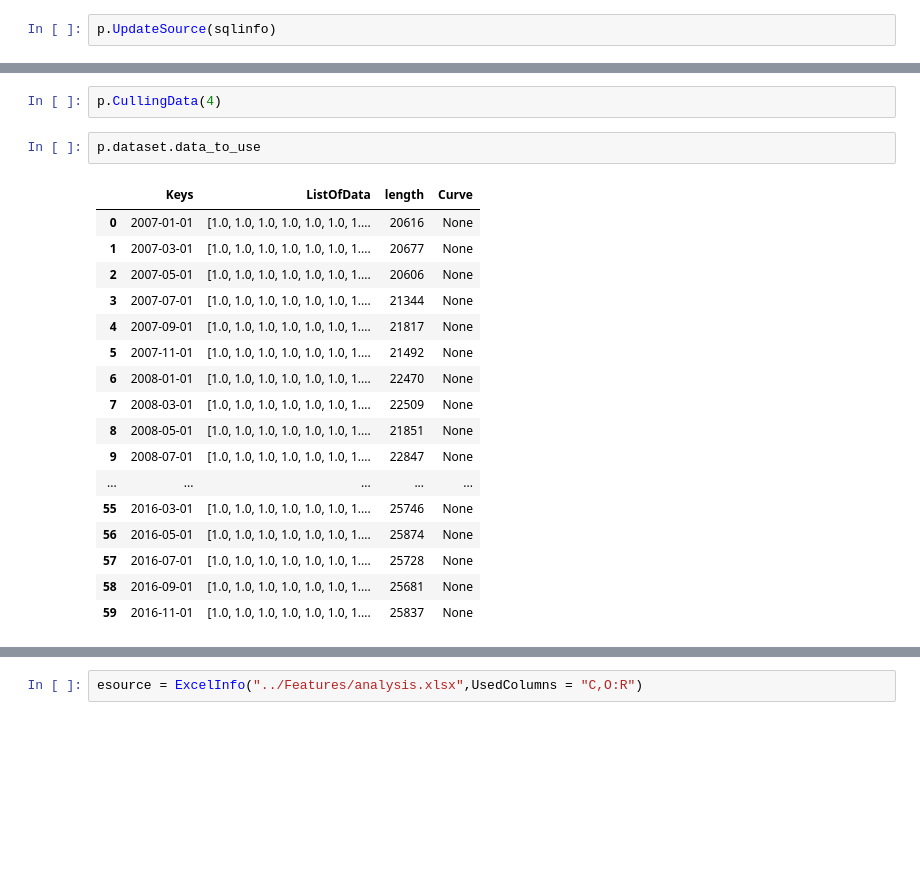
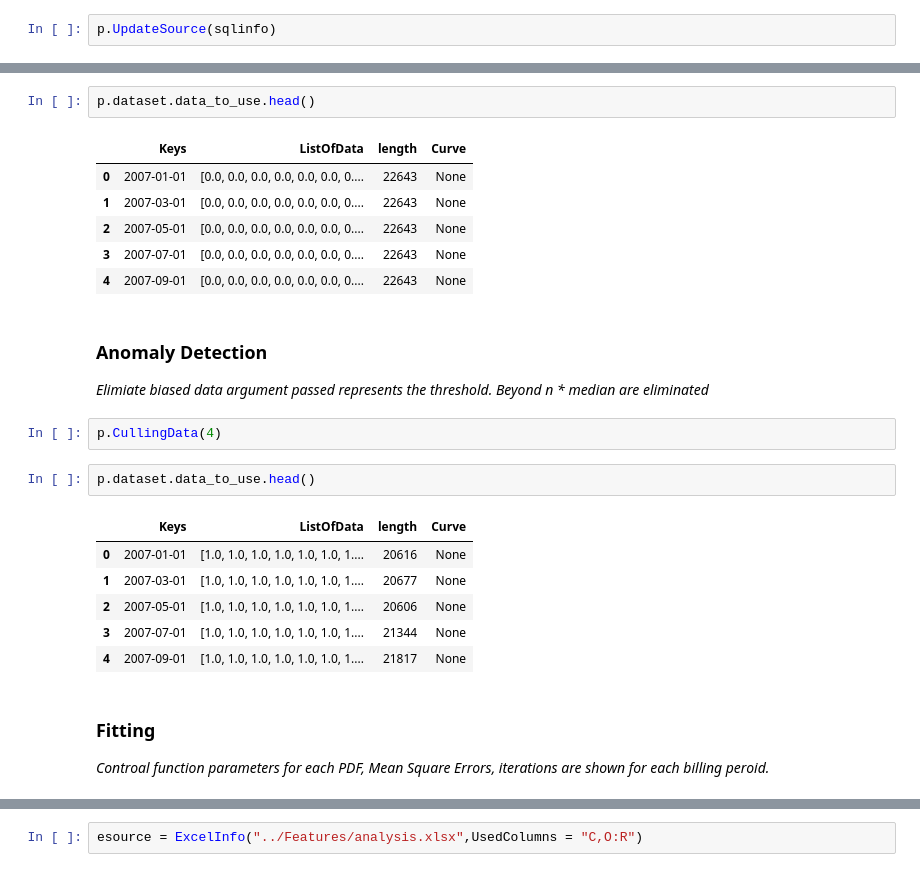
Before and after one commit to j234lu/Athena-Use-Cases, a Jupyter notebook: Import from mysql.ipynb, the cells around one changed output, grey strips where cells are left out. Saved outputs shown, nothing was run; the diff lists cells and outputs as text; blank space fills up the shorter version.

```diff
--- a/Import from mysql.ipynb
+++ b/Import from mysql.ipynb
@@ -31,25 +34,30 @@ Imported Results
+# %%
+p.dataset.data_to_use.head()
+# %% [output]
+|  | Keys | ListOfData | length | Curve |
+| 0 | 2007-01-01 | [0.0, 0.0, 0.0, 0.0, 0.0, 0.0, 0.... | 22643 | None |
+| 1 | 2007-03-01 | [0.0, 0.0, 0.0, 0.0, 0.0, 0.0, 0.... | 22643 | None |
+| 2 | 2007-05-01 | [0.0, 0.0, 0.0, 0.0, 0.0, 0.0, 0.... | 22643 | None |
+| 3 | 2007-07-01 | [0.0, 0.0, 0.0, 0.0, 0.0, 0.0, 0.... | 22643 | None |
+| 4 | 2007-09-01 | [0.0, 0.0, 0.0, 0.0, 0.0, 0.0, 0.... | 22643 | None |
+# %% [markdown]
+### Anomaly Detection
+*Elimiate biased data
+argument passed represents the threshold. Beyond n * median are eliminated*
 # %%
 p.CullingData(4)
 # %%
-p.dataset.data_to_use
+p.dataset.data_to_use.head()
 # %% [output]
 |  | Keys | ListOfData | length | Curve |
 | 0 | 2007-01-01 | [1.0, 1.0, 1.0, 1.0, 1.0, 1.0, 1.... | 20616 | None |
 | 1 | 2007-03-01 | [1.0, 1.0, 1.0, 1.0, 1.0, 1.0, 1.... | 20677 | None |
 | 2 | 2007-05-01 | [1.0, 1.0, 1.0, 1.0, 1.0, 1.0, 1.... | 20606 | None |
 | 3 | 2007-07-01 | [1.0, 1.0, 1.0, 1.0, 1.0, 1.0, 1.... | 21344 | None |
 | 4 | 2007-09-01 | [1.0, 1.0, 1.0, 1.0, 1.0, 1.0, 1.... | 21817 | None |
-| 5 | 2007-11-01 | [1.0, 1.0, 1.0, 1.0, 1.0, 1.0, 1.... | 21492 | None |
-| 6 | 2008-01-01 | [1.0, 1.0, 1.0, 1.0, 1.0, 1.0, 1.... | 22470 | None |
-| 7 | 2008-03-01 | [1.0, 1.0, 1.0, 1.0, 1.0, 1.0, 1.... | 22509 | None |
-| 8 | 2008-05-01 | [1.0, 1.0, 1.0, 1.0, 1.0, 1.0, 1.... | 21851 | None |
-| 9 | 2008-07-01 | [1.0, 1.0, 1.0, 1.0, 1.0, 1.0, 1.... | 22847 | None |
-| ... | ... | ... | ... | ... |
-| 55 | 2016-03-01 | [1.0, 1.0, 1.0, 1.0, 1.0, 1.0, 1.... | 25746 | None |
-| 56 | 2016-05-01 | [1.0, 1.0, 1.0, 1.0, 1.0, 1.0, 1.... | 25874 | None |
-| 57 | 2016-07-01 | [1.0, 1.0, 1.0, 1.0, 1.0, 1.0, 1.... | 25728 | None |
-| 58 | 2016-09-01 | [1.0, 1.0, 1.0, 1.0, 1.0, 1.0, 1.... | 25681 | None |
-| 59 | 2016-11-01 | [1.0, 1.0, 1.0, 1.0, 1.0, 1.0, 1.... | 25837 | None |
+# %% [markdown]
+### Fitting
+*Controal function parameters for each PDF, Mean Square Errors, iterations are shown for each billing peroid.*
 # %%
 p.Fit()
 # %% [output]
```
Also changed, not shown: parts of 17 cells of this notebook.
